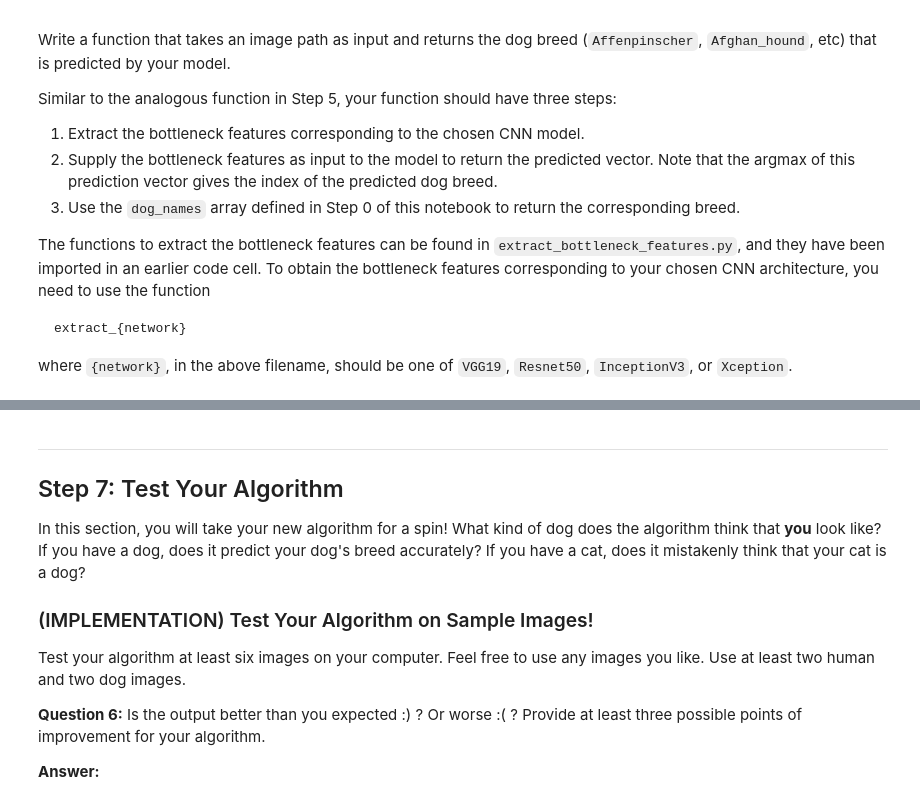
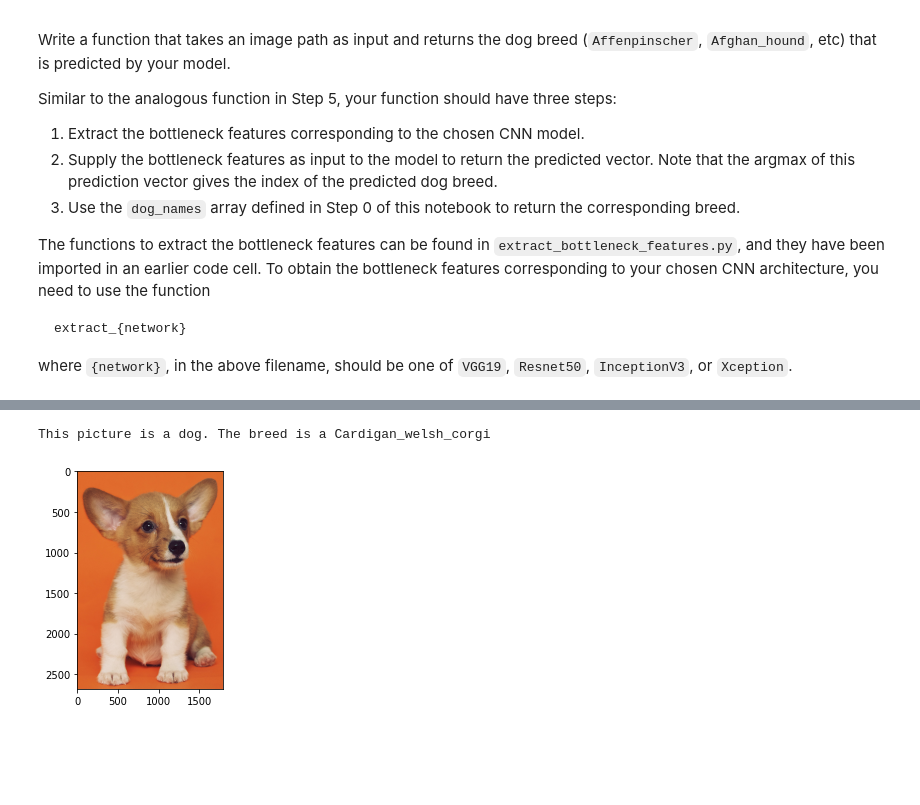
Before and after one commit to jbm1991/dog_breed_identifier, a Jupyter notebook: dog_app.ipynb, the cells around one changed output, grey strips where cells are left out. Saved outputs shown, nothing was run; the diff lists cells and outputs as text; code cells hidden in the pictures; blank space fills up the shorter version.

```diff
--- a/dog_app.ipynb
+++ b/dog_app.ipynb
@@ -576,14 +930,0 @@ This photo looks like an Afghan Hound.
-# %% [markdown]
----
-<a id='step7'></a>
-## Step 7: Test Your Algorithm
-
-In this section, you will take your new algorithm for a spin!  What kind of dog does the algorithm think that __you__ look like?  If you have a dog, does it predict your dog's breed accurately?  If you have a cat, does it mistakenly think that your cat is a dog?
-
-### (IMPLEMENTATION) Test Your Algorithm on Sample Images!
-
-Test your algorithm at least six images on your computer.  Feel free to use any images you like.  Use at least two human and two dog images.
-
-__Question 6:__ Is the output better than you expected :) ?  Or worse :( ?  Provide at least three possible points of improvement for your algorithm.
-
-__Answer:__
@@ -593,0 +931,5 @@ __Answer:__
+# %%
+identify_breed('images/unsplash-1.jpg')
+# %% [output]
+This picture is a dog. The breed is a Cardigan_welsh_corgi
+[figure, added]
```
Also changed, not shown: parts of 49 cells of this notebook, 15 other files.
